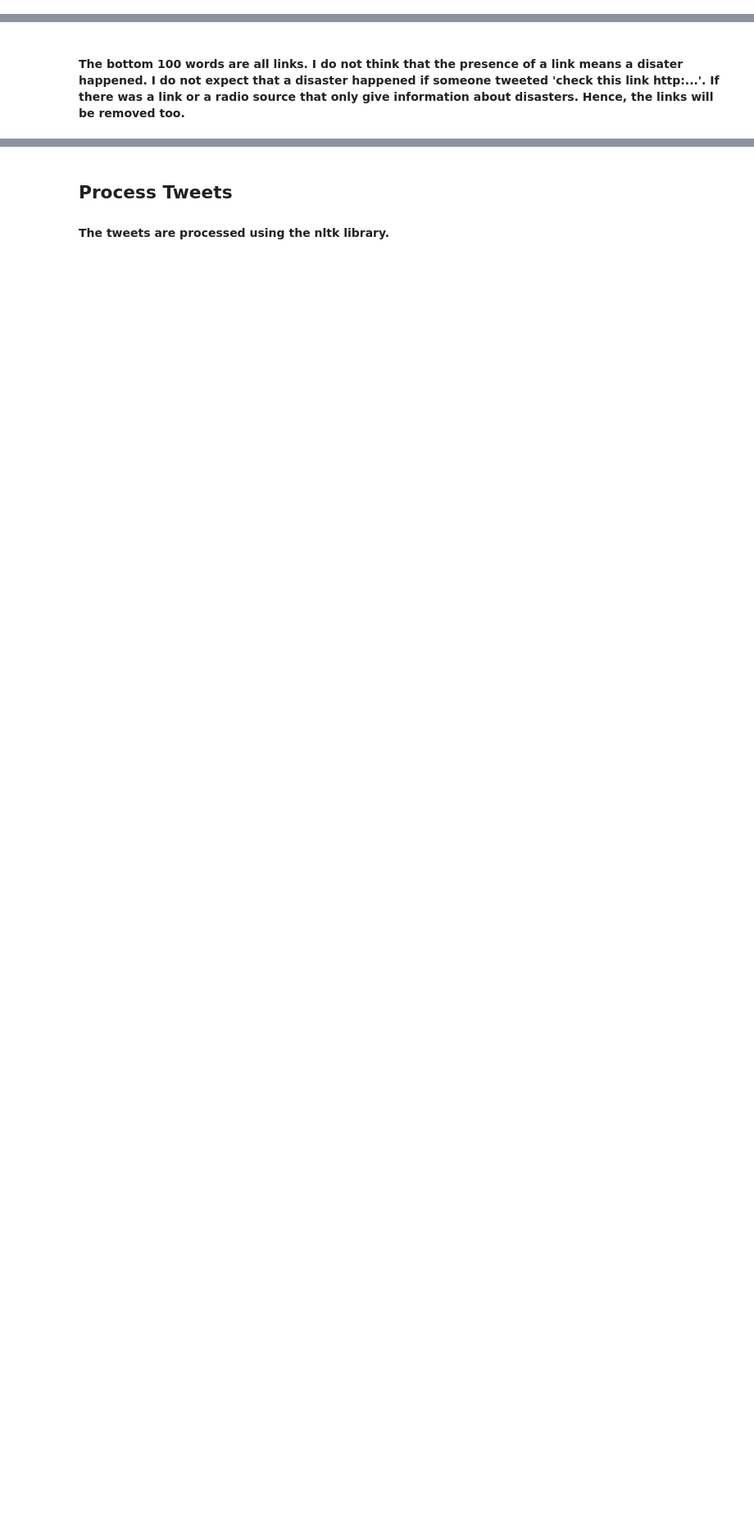
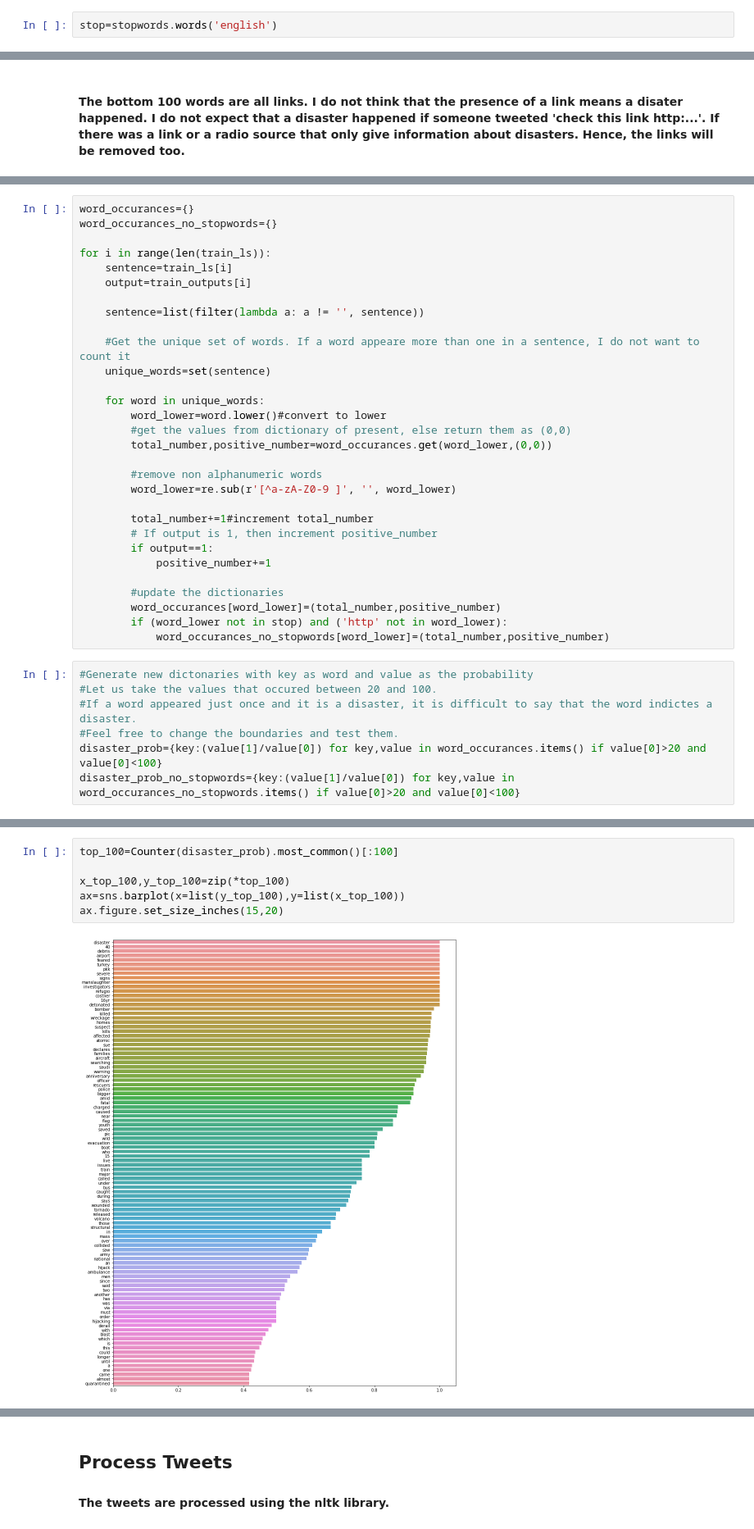
Before and after one commit to fadi-8/Disaster-Tweets, a Jupyter notebook: Disaster Tweets (Preprocessing).ipynb, the cells around one changed output, grey strips where cells are left out. Shown at 82% size. Drawn from its saved outputs; the diff is of its cells as text; blank space fills up the shorter version.

```diff
--- a/Disaster Tweets (Preprocessing).ipynb
+++ b/Disaster Tweets (Preprocessing).ipynb
@@ -46,6 +57,8 @@ from sklearn.manifold import TSNE
 # %%
 n_splits=7
 random_state=27
+# %%
+stop=stopwords.words('english')
 # %% [markdown]
 <h2><b>Functions</b></h2>
 
@@ -324,0 +715,37 @@ The bottom 100 words are all links. I do not think that the presence of a link m
+# %%
+word_occurances={}
+word_occurances_no_stopwords={}
+
+for i in range(len(train_ls)):
+    sentence=train_ls[i]
+    output=train_outputs[i]
+
+    sentence=list(filter(lambda a: a != '', sentence))
+
+    #Get the unique set of words. If a word appeare more than one in a sentence, I do not want to count it
+    unique_words=set(sentence)
+
+    for word in unique_words:
+        word_lower=word.lower()#convert to lower
+        #get the values from dictionary of present, else return them as (0,0)
+        total_number,positive_number=word_occurances.get(word_lower,(0,0))
+
+        #remove non alphanumeric words
+        word_lower=re.sub(r'[^a-zA-Z0-9 ]', '', word_lower)
+
+        total_number+=1#increment total_number
+        # If output is 1, then increment positive_number
+        if output==1:
+            positive_number+=1
+
+        #update the dictionaries
+        word_occurances[word_lower]=(total_number,positive_number)
+        if (word_lower not in stop) and ('http' not in word_lower):
+            word_occurances_no_stopwords[word_lower]=(total_number,positive_number)
+# %%
+#Generate new dictonaries with key as word and value as the probability
+#Let us take the values that occured between 20 and 100.
+#If a word appeared just once and it is a disaster, it is difficult to say that the word indictes a disaster.
+#Feel free to change the boundaries and test them.
+disaster_prob={key:(value[1]/value[0]) for key,value in word_occurances.items() if value[0]>20 and value[0]<100}
+disaster_prob_no_stopwords={key:(value[1]/value[0]) for key,value in word_occurances_no_stopwords.items() if value[0]>20 and value[0]<100}
@@ -324,0 +758,8 @@ The bottom 100 words are all links. I do not think that the presence of a link m
+# %%
+top_100=Counter(disaster_prob).most_common()[:100]
+
+x_top_100,y_top_100=zip(*top_100)
+ax=sns.barplot(x=list(y_top_100),y=list(x_top_100))
+ax.figure.set_size_inches(15,20)
+# %% [output]
+[figure, added]
```
Also changed, not shown: parts of 35 cells of this notebook, 1 other file.
